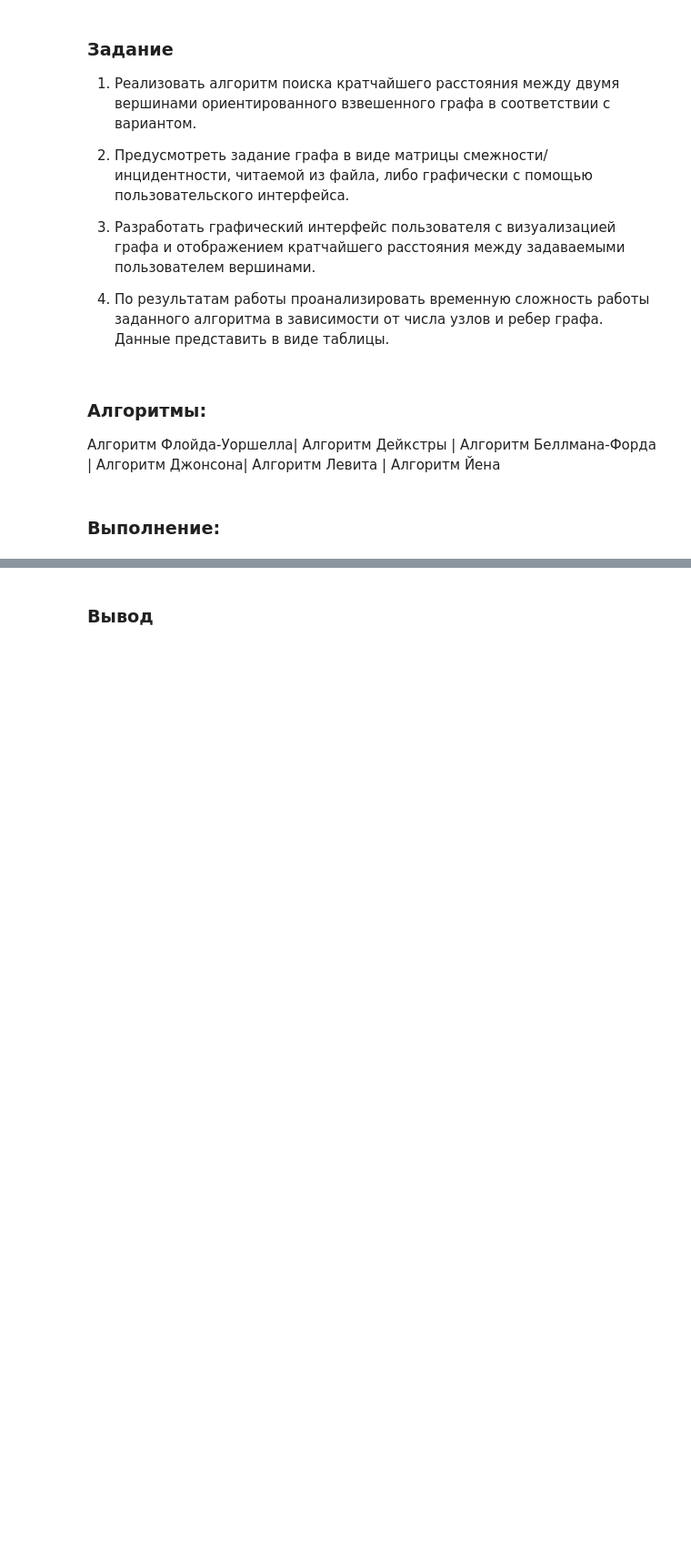
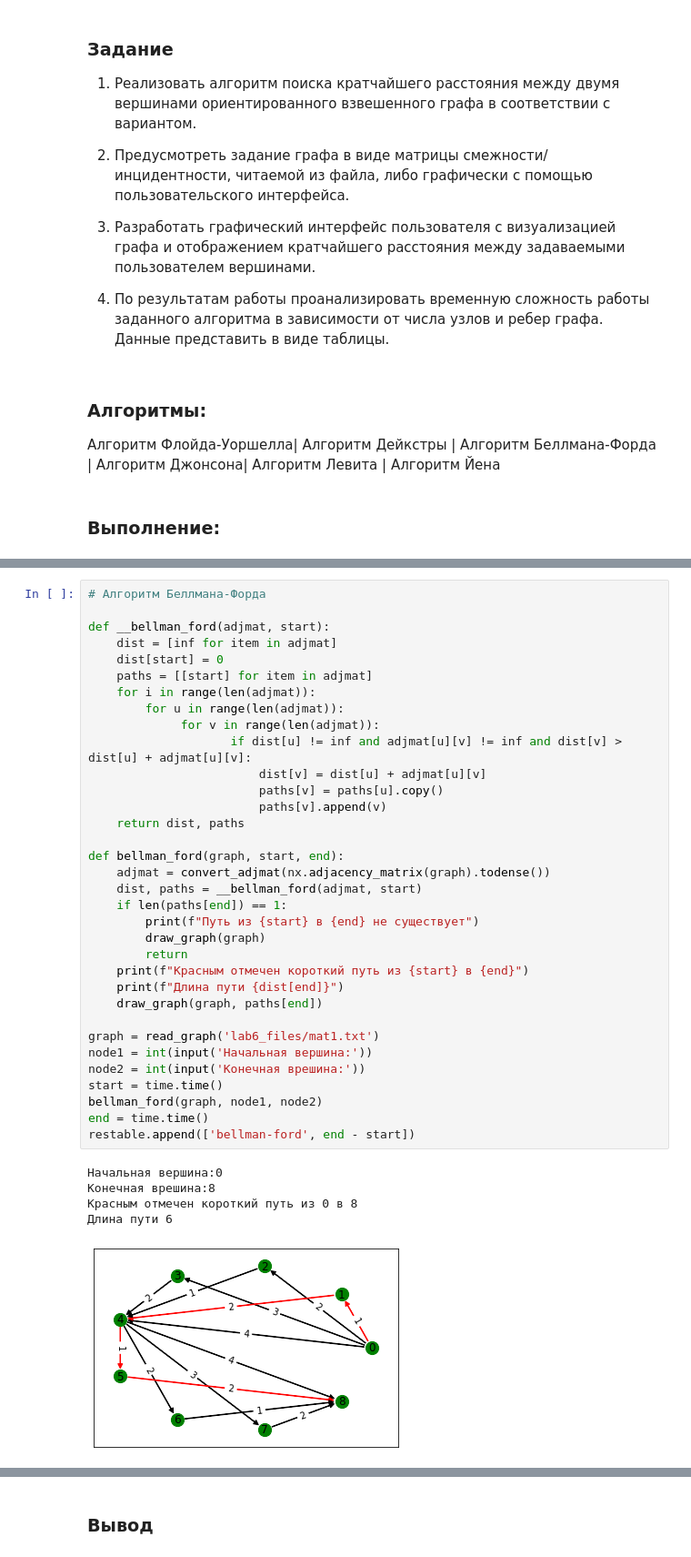
Before and after one commit to danishmakbari/SiAOD, a Jupyter notebook: Labs/Lab6.ipynb, the cells around one changed output, grey strips where cells are left out. Shown at 91% size. Saved outputs shown, nothing was run; the diff lists cells and outputs as text; blank space fills up the shorter version.

```diff
--- a/Labs/Lab6.ipynb
+++ b/Labs/Lab6.ipynb
@@ -23,0 +167,40 @@
+# %%
+# Алгоритм Беллмана-Форда
+
+def __bellman_ford(adjmat, start):
+    dist = [inf for item in adjmat]
+    dist[start] = 0
+    paths = [[start] for item in adjmat]
+    for i in range(len(adjmat)):
+        for u in range(len(adjmat)):
+             for v in range(len(adjmat)):
+                    if dist[u] != inf and adjmat[u][v] != inf and dist[v] > dist[u] + adjmat[u][v]:
+                        dist[v] = dist[u] + adjmat[u][v]
+                        paths[v] = paths[u].copy()
+                        paths[v].append(v)
+    return dist, paths
+
+def bellman_ford(graph, start, end):
+    adjmat = convert_adjmat(nx.adjacency_matrix(graph).todense())
+    dist, paths = __bellman_ford(adjmat, start)
+    if len(paths[end]) == 1:
+        print(f"Путь из {start} в {end} не существует")
+        draw_graph(graph)
+        return
+    print(f"Красным отмечен короткий путь из {start} в {end}")
+    print(f"Длина пути {dist[end]}")
+    draw_graph(graph, paths[end])
+
+graph = read_graph('lab6_files/mat1.txt')
+node1 = int(input('Начальная вершина:'))
+node2 = int(input('Конечная врешина:'))
+start = time.time()
+bellman_ford(graph, node1, node2)
+end = time.time()
+restable.append(['bellman-ford', end - start])
+# %% [output]
+Начальная вершина:0
+Конечная врешина:8
+Красным отмечен короткий путь из 0 в 8
+Длина пути 6
+[figure, added]
```
Also changed, not shown: parts of 7 cells of this notebook, 1 other file.
